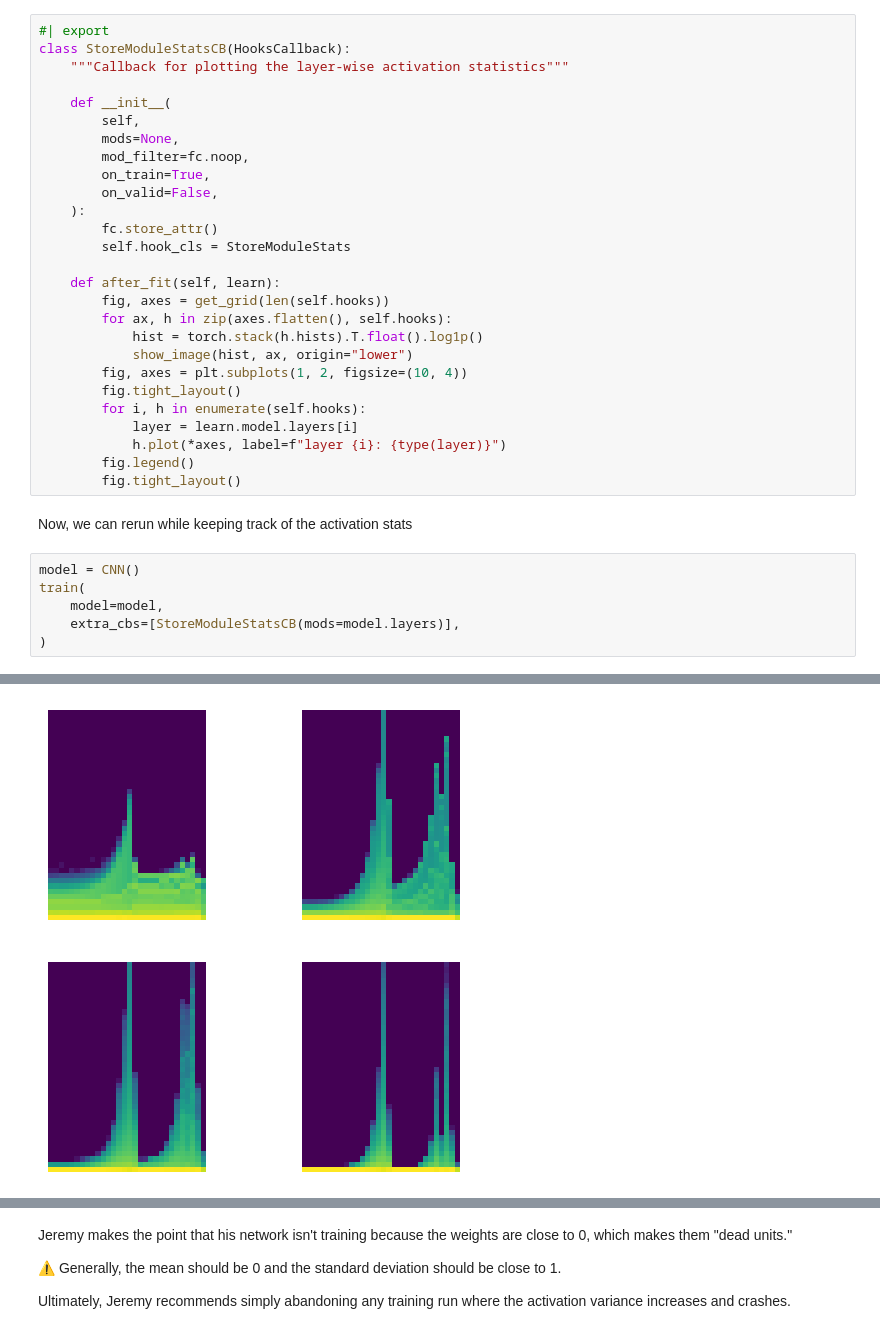
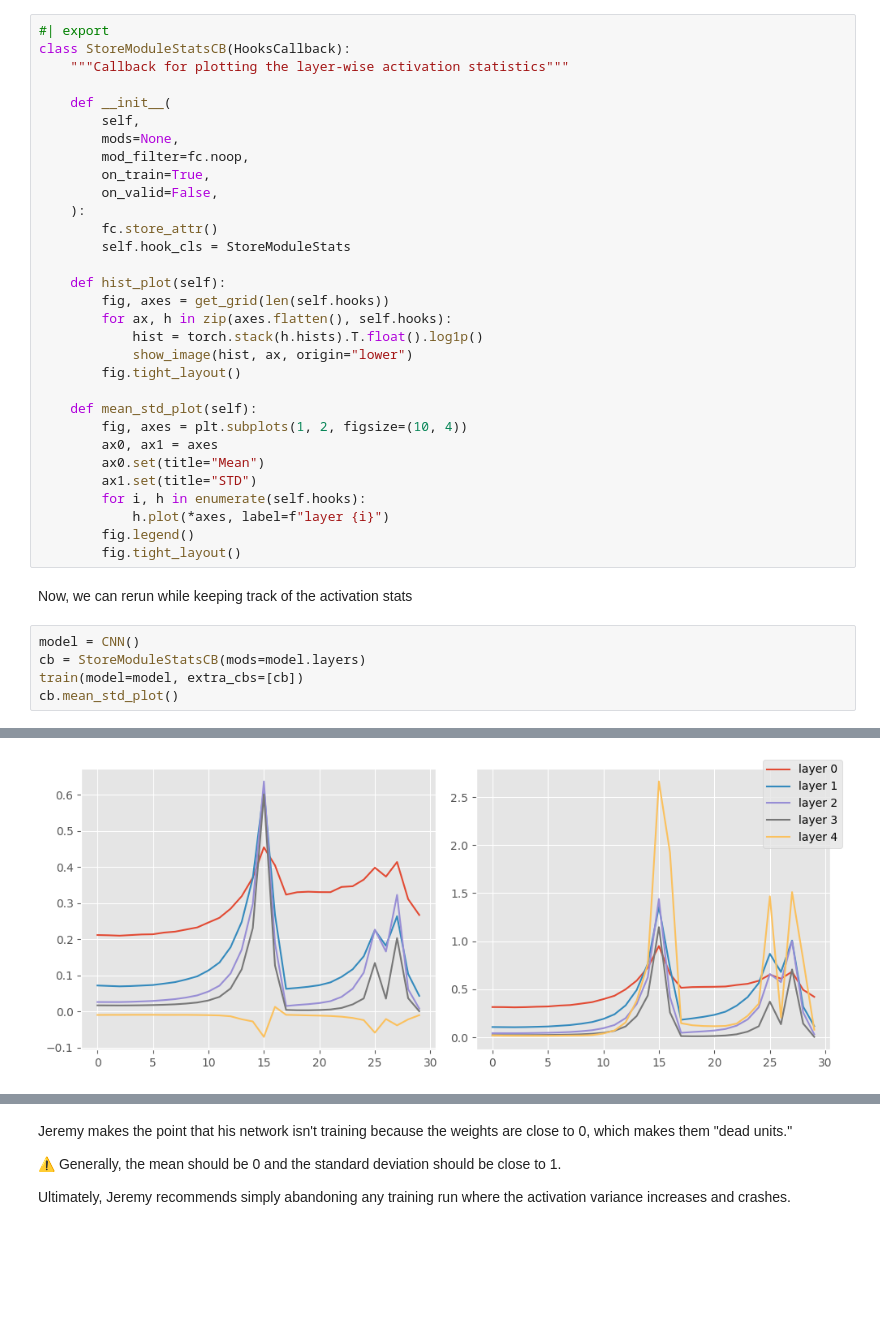
Before and after one commit to jeremyadamsfisher/SlowAI, a Jupyter notebook: nbs/09_activations.ipynb, the cells around one changed output, grey strips where cells are left out. Saved outputs shown, nothing was run; the diff lists cells and outputs as text; blank space fills up the shorter version.

```diff
--- a/nbs/09_activations.ipynb
+++ b/nbs/09_activations.ipynb
@@ -196,25 +196,28 @@ class StoreModuleStatsCB(HooksCallback):
         fc.store_attr()
         self.hook_cls = StoreModuleStats
 
-    def after_fit(self, learn):
+    def hist_plot(self):
         fig, axes = get_grid(len(self.hooks))
         for ax, h in zip(axes.flatten(), self.hooks):
             hist = torch.stack(h.hists).T.float().log1p()
             show_image(hist, ax, origin="lower")
+        fig.tight_layout()
+
+    def mean_std_plot(self):
         fig, axes = plt.subplots(1, 2, figsize=(10, 4))
-        fig.tight_layout()
+        ax0, ax1 = axes
+        ax0.set(title="Mean")
+        ax1.set(title="STD")
         for i, h in enumerate(self.hooks):
-            layer = learn.model.layers[i]
-            h.plot(*axes, label=f"layer {i}: {type(layer)}")
+            h.plot(*axes, label=f"layer {i}")
         fig.legend()
         fig.tight_layout()
 # %% [markdown]
 Now, we can rerun while keeping track of the activation stats
 # %%
 model = CNN()
-train(
-    model=model,
-    extra_cbs=[StoreModuleStatsCB(mods=model.layers)],
-)
+cb = StoreModuleStatsCB(mods=model.layers)
+train(model=model, extra_cbs=[cb])
+cb.mean_std_plot()
 # %% [output]
 | MulticlassAccuracy | loss | epoch | train |
@@ -224 +227 @@ train(
-[figure, old version]
+[figure, new version]
```
Also changed, not shown: parts of 3 cells of this notebook, 8 other files.
